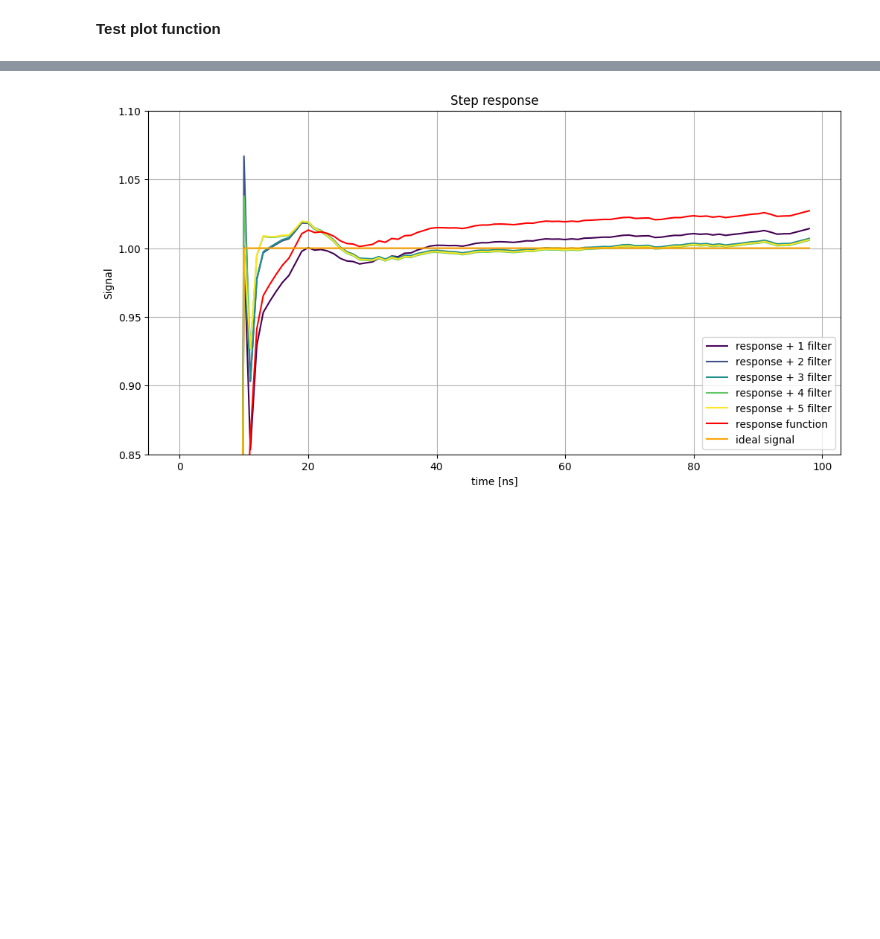
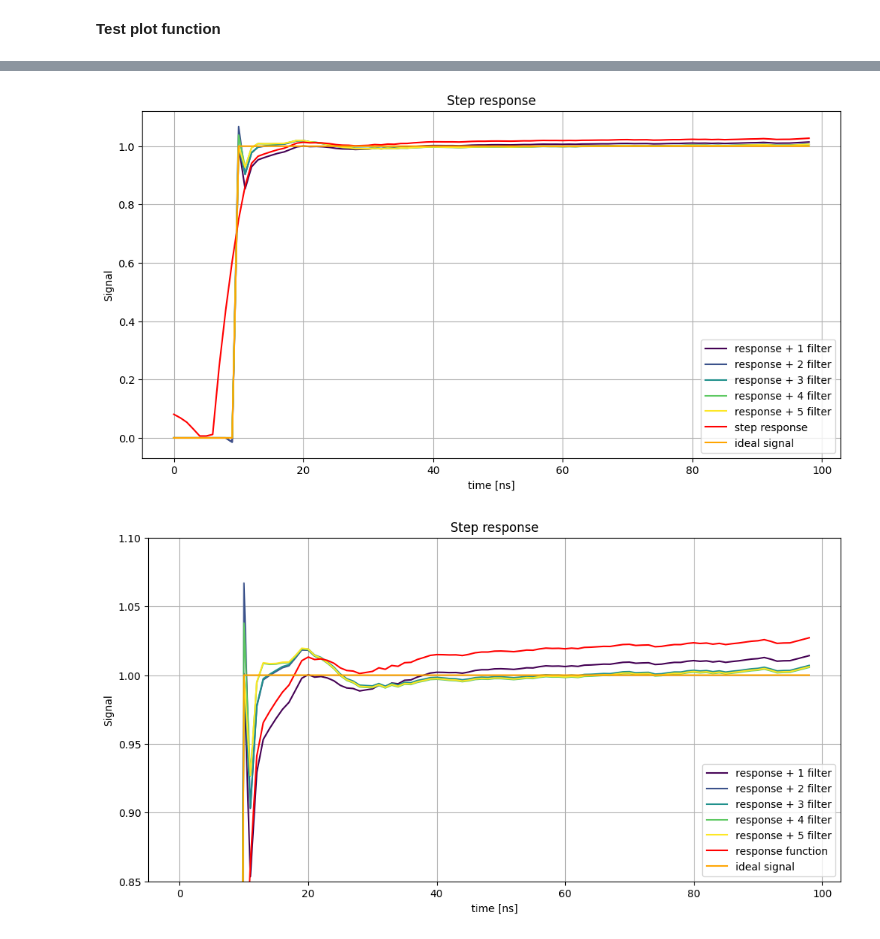
Before and after one commit to ElStabilini/cryoscope_tests, a Jupyter notebook: 7_long_acquisition.ipynb, the cells around one changed output, grey strips where cells are left out. Saved outputs shown, nothing was run; the diff lists cells and outputs as text; code cells hidden in the pictures; blank space fills up the shorter version.

```diff
--- a/7_long_acquisition.ipynb
+++ b/7_long_acquisition.ipynb
@@ -144,3 +77,21 @@ plt.show()
+# %%
+init_guess = [1, 1, 1]
+
+responses, results = iter_filter_application(DIRECT, ITERATIONS, t, start, init_guess, step_response)
+
+with open("5IIR_inverse_step.pkl", "wb") as pickle_file:
+    pickle.dump(results, pickle_file)
+# %%
+filtered_responses = []
+for i in range(5):
+    filtered = Signal(responses[i], f"response + {i+1} filter")
+    filtered_responses.append(filtered)
+
+response = Signal(cryoscope_results.step_response["D1"], label="step response")
+
+plot_signal_filtered_iter(filtered_responses, response, t, start)
+# %% [output]
+[figure, added]
 # %%
 step_response = cryoscope_results.step_response["D1"]
 colors = plt.cm.viridis(np.linspace(0, 1, len(responses)))
```
Also changed, not shown: parts of 29 cells of this notebook, 9 other files.
